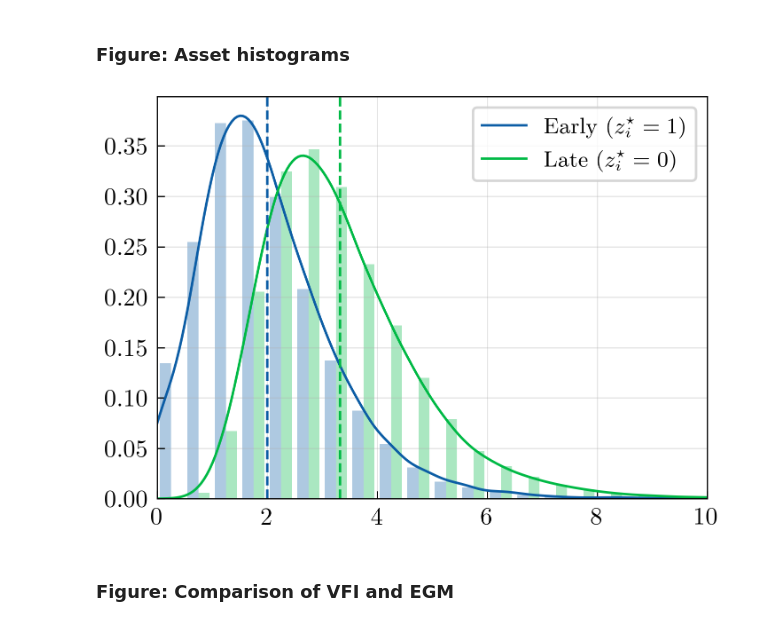
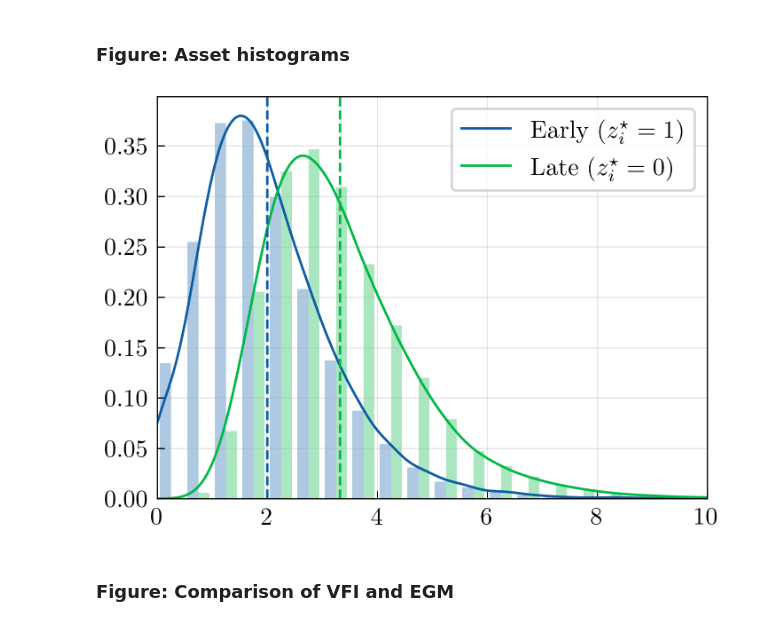
Before and after one commit to JMSundram/DP_TP_21, a Jupyter notebook: RUN_MAIN.ipynb, the cells around one changed output. Saved outputs shown, nothing was run; the diff lists cells and outputs as text; code cells hidden in the pictures.

```diff
--- a/RUN_MAIN.ipynb
+++ b/RUN_MAIN.ipynb
@@ -487,25 +487,25 @@ if save: plt.savefig(r'figs\fig_endo_ha.pdf')
 # %%
 # Compute kernel densities
 xs = np.linspace(0,10,200)
 density_early = gaussian_kde(sim_A_early[:,par.TH-1], bw_method=0.2)
 density_late = gaussian_kde(sim_A_late[:,par.TH-1], bw_method=0.2)
 
 # Do figure
 plt.figure(figsize=(4,3),dpi=dpi)
 plt.plot(xs,density_early(xs), color='#0C5DA5', label='Early ($z_i^\star=1$)')
 plt.plot(xs,density_late(xs), color='#00B945', label='Late ($z_i^\star=0$)')
 plt.hist([sim_A_early[:,par.TH-1],sim_A_late[:,par.TH-1]], alpha=1/3, density = True, bins = np.linspace(0,10,21))
 plt.axvline(sim_A_early[:,par.TH-1].mean(), color='#0C5DA5', ls='--')
 plt.axvline(sim_A_late[:,par.TH-1].mean(), color='#00B945', ls='--')
 plt.xlim([0,10])
 plt.grid(alpha=1/3)
 plt.minorticks_off()
 ax = plt.gca()
 ax.tick_params(top=False, right=False)
-plt.legend(frameon=True, fontsize=9)
+plt.legend(frameon=True)
 if save: plt.savefig(r'figs\fig_asset_hist.pdf')
 # %% [output]
-[figure, old version]
+[figure, new version]
 # %% [markdown]
 ### Figure: Comparison of VFI and EGM
 # %%
```
Also changed, not shown: parts of 5 cells of this notebook, 15 other files.
